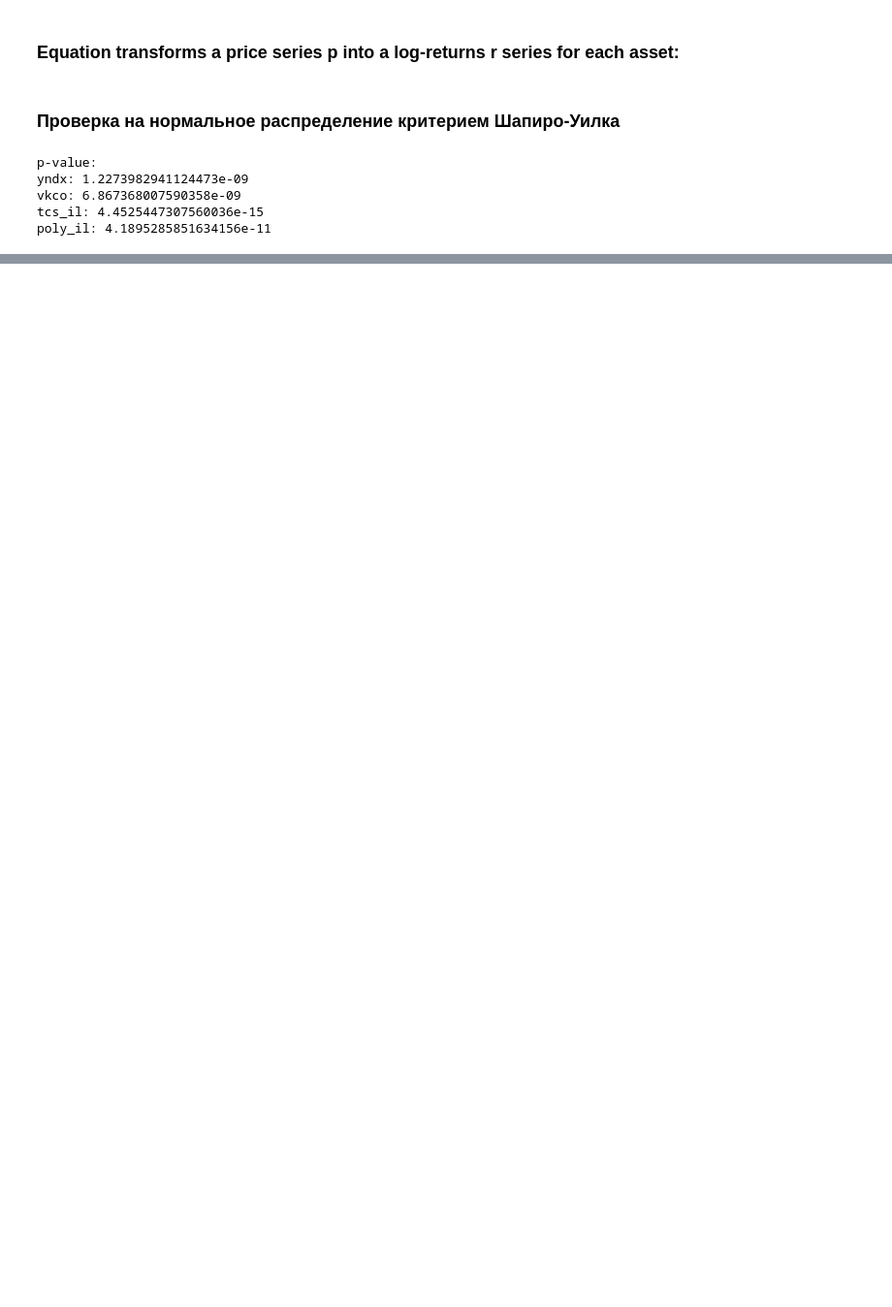
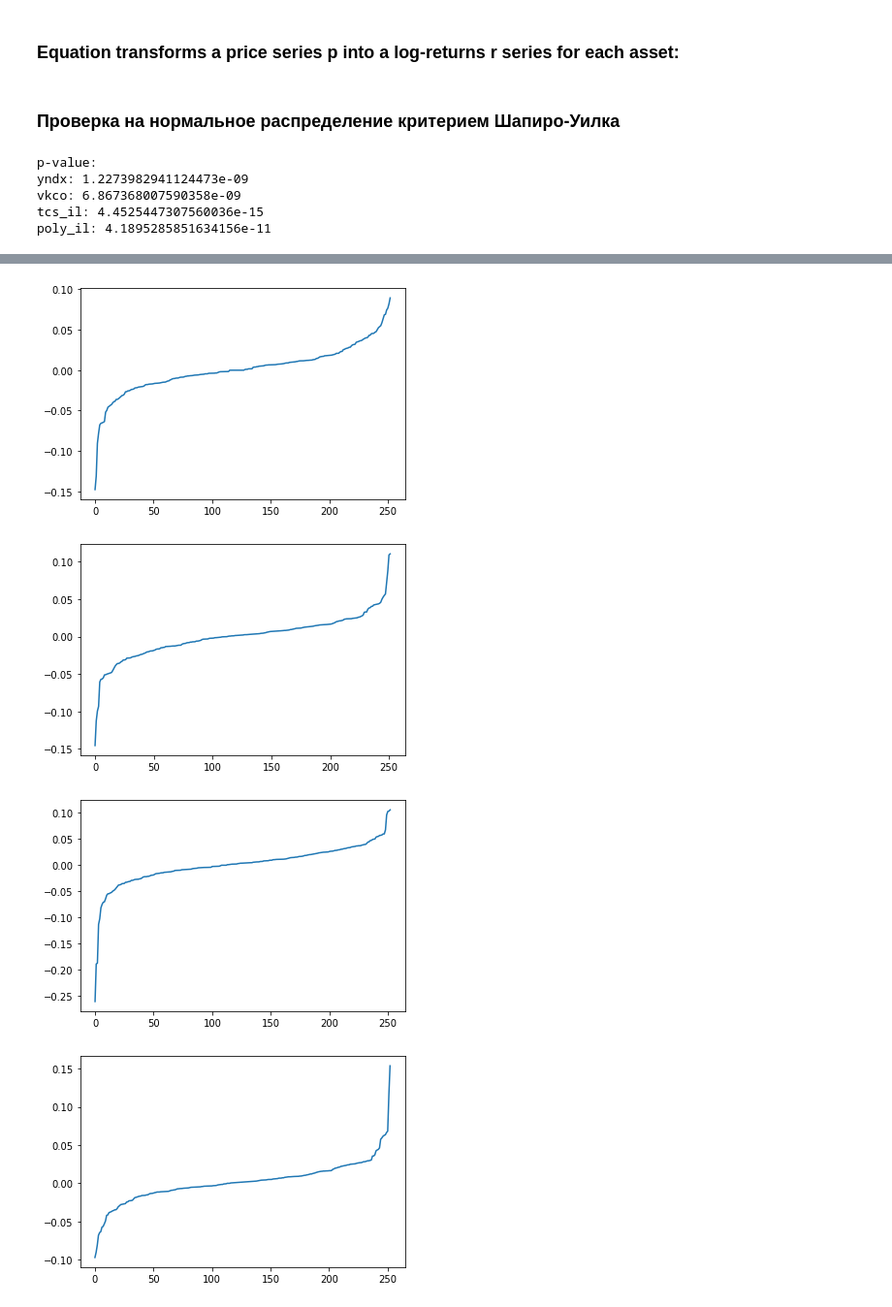
Before and after one commit to ChingisBadmaev/Copula-Models-Comparison-for-Portfolio-Risk-Assessment, a Jupyter notebook: data_processing.ipynb, the cells around one changed output, grey strips where cells are left out. Shown at 97% size. Saved outputs shown, nothing was run; the diff lists cells and outputs as text; code cells hidden in the pictures; blank space fills up the shorter version.

```diff
--- a/data_processing.ipynb
+++ b/data_processing.ipynb
@@ -87,0 +116,10 @@ show_corr(all_data)
+# %%
+characteristic_func(log_return_vkco)
+characteristic_func(log_return_yndx)
+characteristic_func(log_return_tcs_il)
+characteristic_func(log_return_poly_il)
+# %% [output]
+[figure, added]
+[figure, added]
+[figure, added]
+[figure, added]
```
Also changed, not shown: parts of 16 cells of this notebook.
